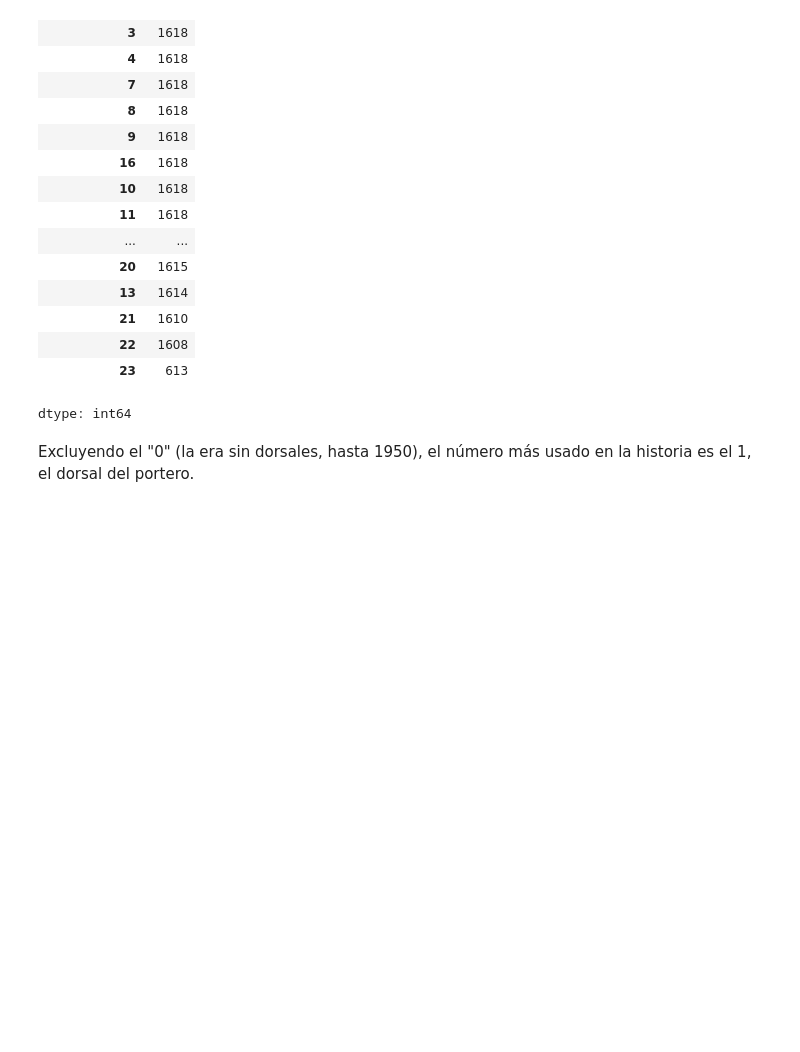
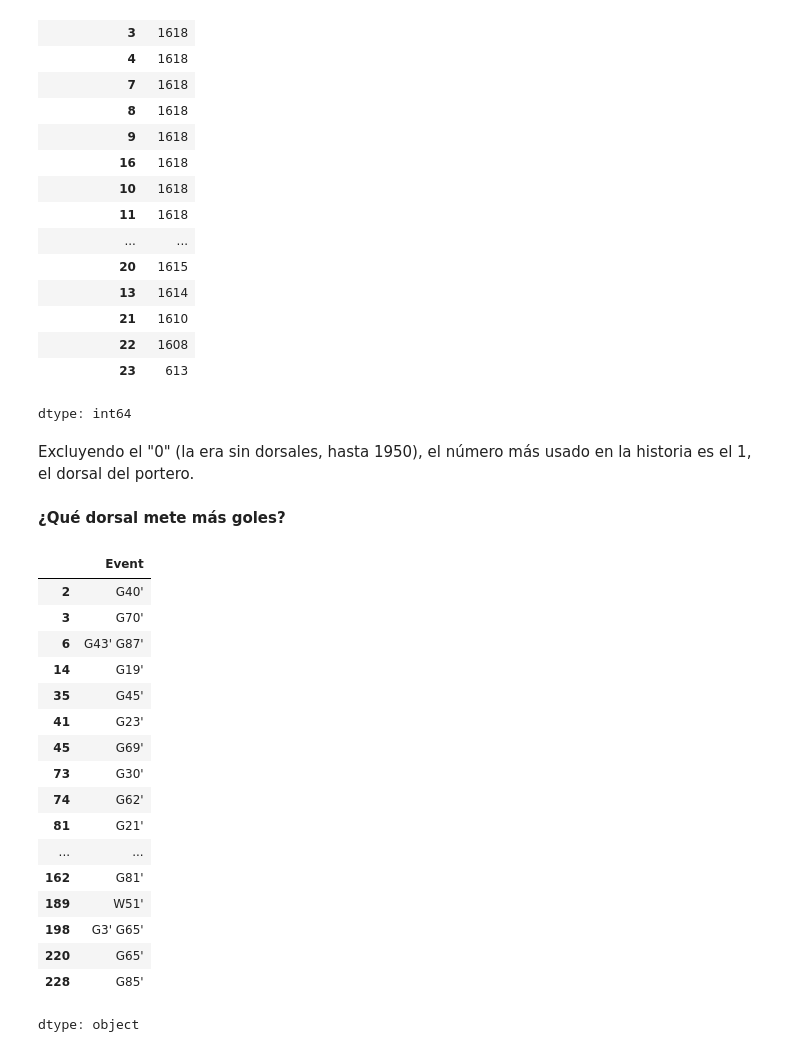
Before and after one commit to claudiocdc/fifa-world-cup-analysis, a Jupyter notebook: 01_Limpieza_Fifa_WorldCup.ipynb, the cells around one changed output. Drawn from its saved outputs; the diff is of its cells as text; code cells hidden in the pictures; blank space fills up the shorter version.

```diff
--- a/01_Limpieza_Fifa_WorldCup.ipynb
+++ b/01_Limpieza_Fifa_WorldCup.ipynb
@@ -429,3 +429,26 @@ row_dorsal['Shirt Number'].value_counts()
 dtype: int64
 # %% [markdown]
 Excluyendo el "0" (la era sin dorsales, hasta 1950), el número más usado en la historia es el 1, el dorsal del portero.
+# %% [markdown]
+**¿Qué dorsal mete más goles?**
+# %%
+df_players['Event'].dropna().head(20)
+# %% [output]
+|  | Event |
+| 2 | G40' |
+| 3 | G70' |
+| 6 | G43' G87' |
+| 14 | G19' |
+| 35 | G45' |
+| 41 | G23' |
+| 45 | G69' |
+| 73 | G30' |
+| 74 | G62' |
+| 81 | G21' |
+| ... | ... |
+| 162 | G81' |
+| 189 | W51' |
+| 198 | G3' G65' |
+| 220 | G65' |
+| 228 | G85' |
+dtype: object
```
Also changed, not shown: parts of 4 cells of this notebook.
